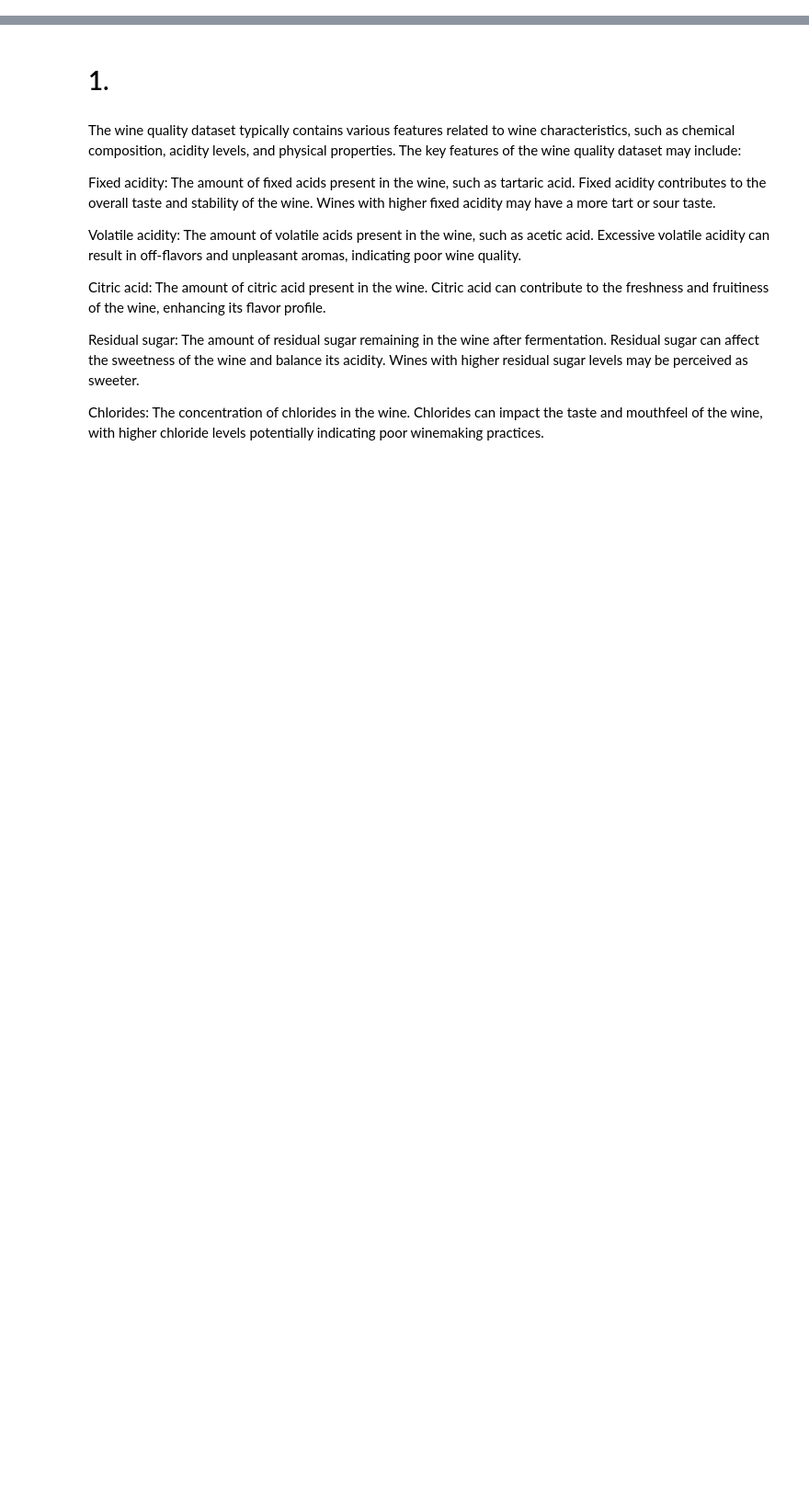
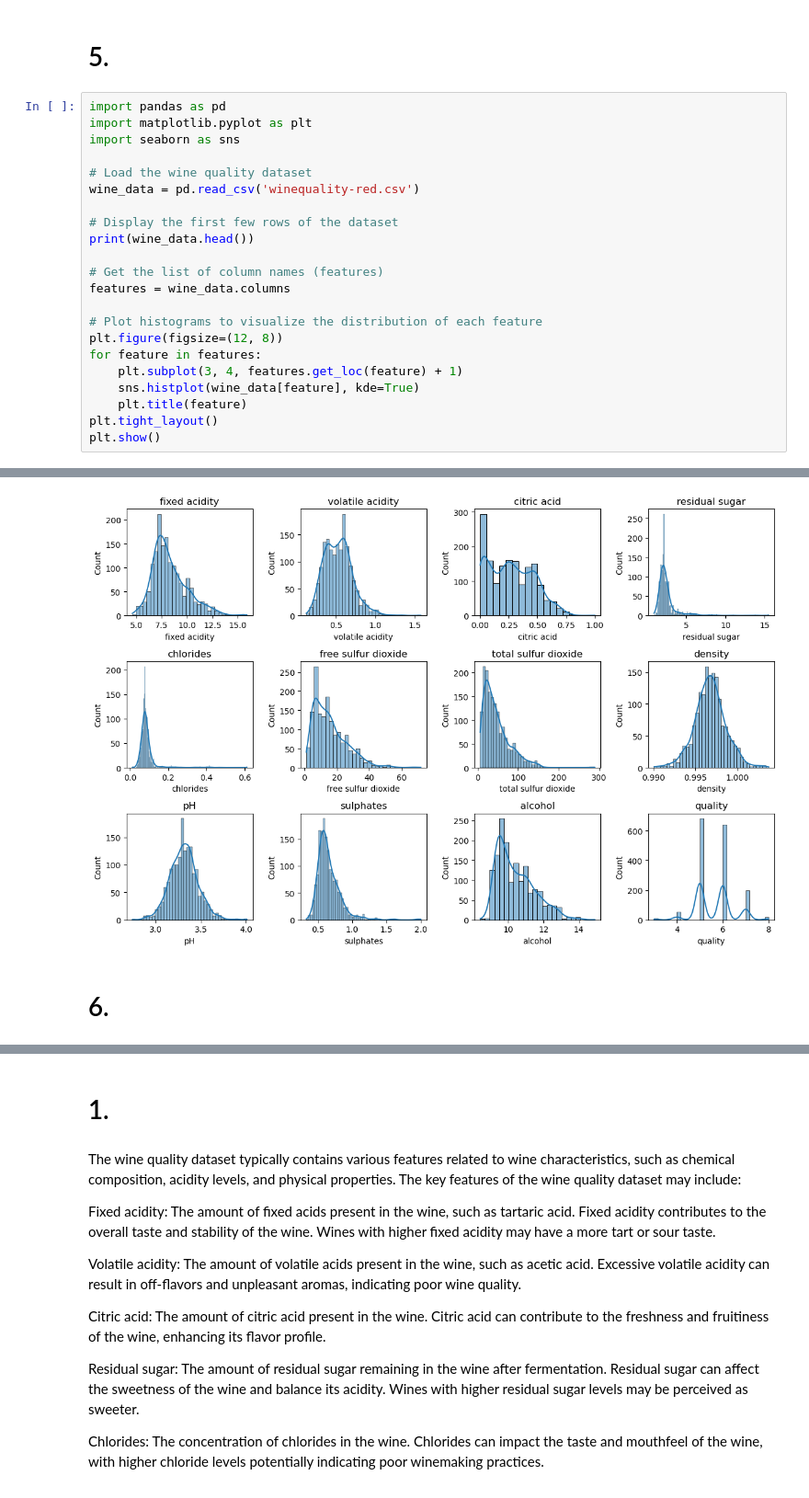
Before and after one commit to Rahulprasadsah16/Data-Science-Assingment-, a Jupyter notebook: EDA 1.ipynb, the cells around one changed output, grey strips where cells are left out. Shown at 92% size. Saved outputs shown, nothing was run; the diff lists cells and outputs as text; blank space fills up the shorter version.

```diff
--- a/EDA 1.ipynb
+++ b/EDA 1.ipynb
@@ -0,0 +1,25 @@
+# %% [markdown]
+# 5.
+# %%
+import pandas as pd
+import matplotlib.pyplot as plt
+import seaborn as sns
+
+# Load the wine quality dataset
+wine_data = pd.read_csv('winequality-red.csv')
+
+# Display the first few rows of the dataset
+print(wine_data.head())
+
+# Get the list of column names (features)
+features = wine_data.columns
+
+# Plot histograms to visualize the distribution of each feature
+plt.figure(figsize=(12, 8))
+for feature in features:
+    plt.subplot(3, 4, features.get_loc(feature) + 1)
+    sns.histplot(wine_data[feature], kde=True)
+    plt.title(feature)
+plt.tight_layout()
+plt.show()
+# %% [output]
@@ -0,0 +46,3 @@
+[figure, added]
+# %% [markdown]
+# 6.
```
Also changed, not shown: parts of 2 cells of this notebook.
